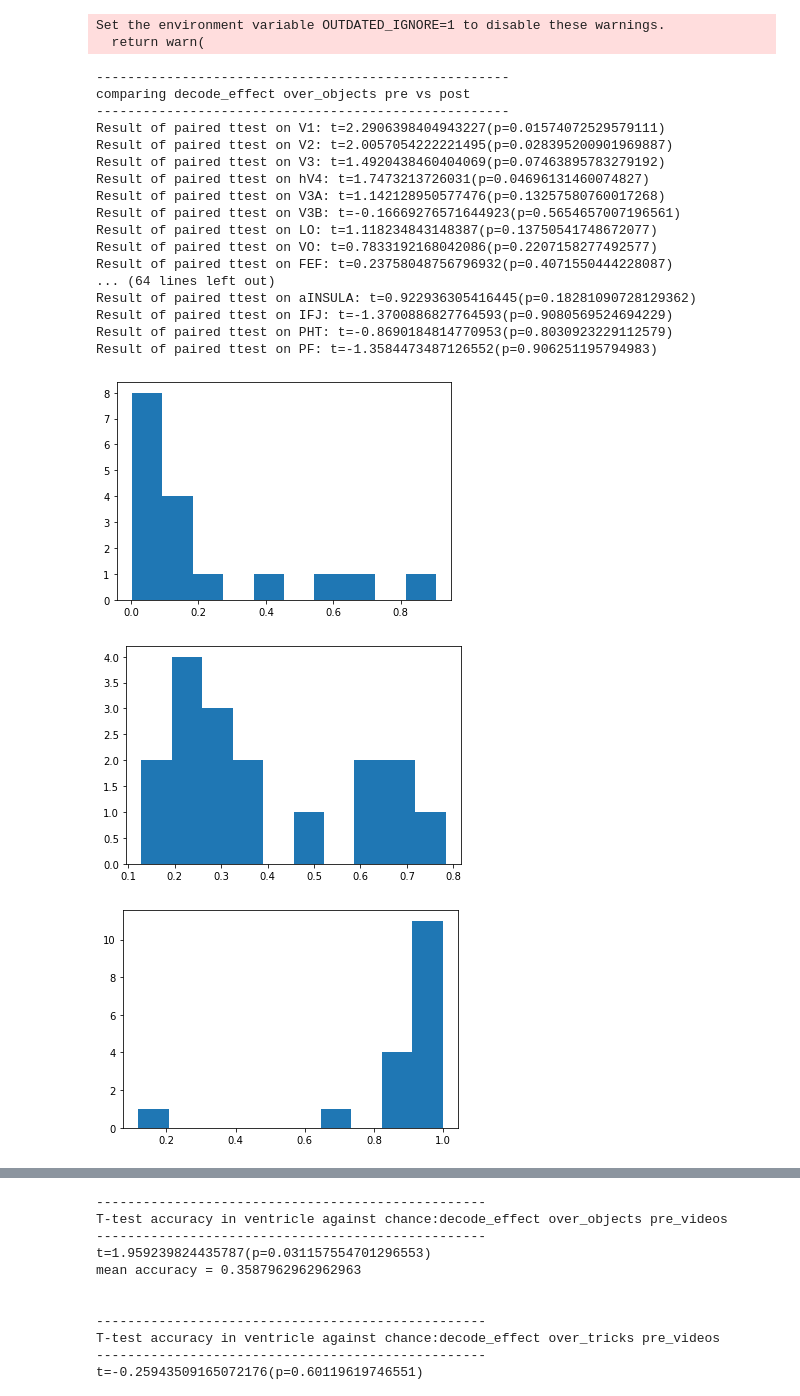
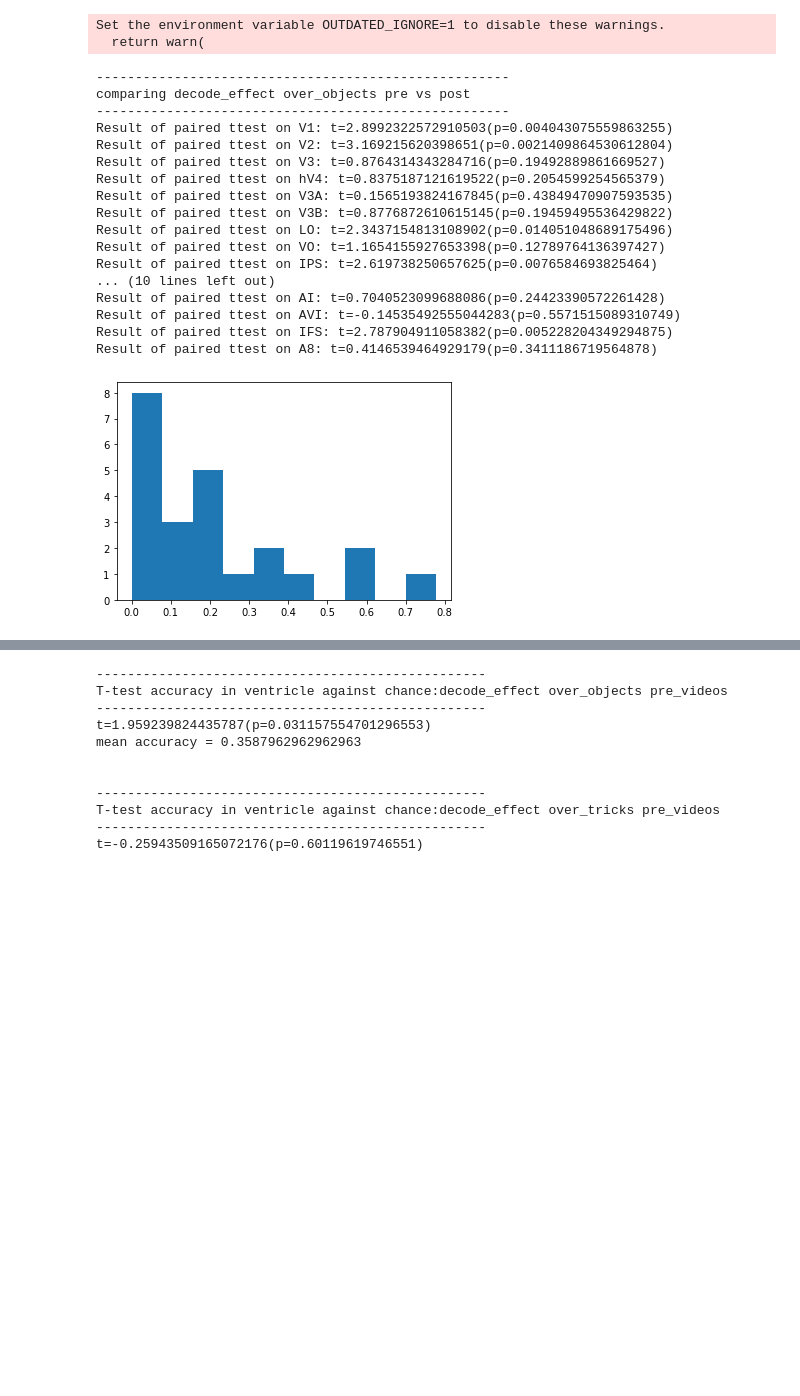
Before and after one commit to PibeChorro/Magic_fMRI, a Jupyter notebook: analysis/visualization/decode_results_visualization.ipynb, the cells around one changed output, grey strips where cells are left out. Cells and saved outputs as stored; diff of their text form; code cells hidden in the pictures; blank space fills up the shorter version.

```diff
--- a/analysis/visualization/decode_results_visualization.ipynb
+++ b/analysis/visualization/decode_results_visualization.ipynb
@@ -45,12 +45,13 @@ ROIS = [
         'V3A', 'V3B', 'LO', 'VO', 'IPS',  # Benson
         'PH',  # Glasser 12d,13d (inferior temporal gyrus, temporo-occipital division LR)
         'IPC',  # Glasser 4d (anterior supramarginal gyrus L)
-        'IFJ', '44', '6r',  # Glasser d15, d16 (inferior frontal gyrus LR)
+        'IFJ', #'44',
+        '6r',  # Glasser d15, d16 (inferior frontal gyrus LR)
         'BA6', 'FEF',  # Glasser 9d, 10d, 1p (superior/middle frontal gyrus LR)
         'pACC', 'mACC', 'aACC', '8BM',  # Glasser 5d,6d,4p (ACC LR)
         'AI', 'AVI',  # Glasser 7d,8d (anterior insula LR)
-        'IFS', '45', 'BA46',  # Glasser 3d, 3p (inferior frontal gyrus, pars triangularis L)
-        'BA8', 'BA9'  # Glasser 2p (middle frontal gyrus/DLPFC L)
+        'IFS', #'45', 'BA46',  # Glasser 3d, 3p (inferior frontal gyrus, pars triangularis L)
+        'A8', #'BA9'  # Glasser 2p (middle frontal gyrus/DLPFC L)
       ]
 # %%
 ################
@@ -78,46 +79,46 @@ for base in basenames:
             results = pd.read_csv(os.path.join(path,'max-statistic-results.csv'))
             results.to_excel('./'+base+'_'+runs+'_'+over+'.xlsx')
 # %%
+basenames = ['decode_effect']
+over_what = [over_objects]
 for base in basenames:
     for over in over_what:
         print('-----------------------------------------------------')
         print('comparing ' + base +' '+ over + ' pre vs post')
         print('-----------------------------------------------------')
         ps = []
         path_pre = os.path.join(DATA_DIR, base, pre_revelation,
                            over, 'SpecialMoment',
                            'ROI-analysis','group-statistics')
         path_post = os.path.join(DATA_DIR, base, post_revelation,
                                    over, 'SpecialMoment',
                                    'ROI-analysis','group-statistics')
         res_pre = pd.read_csv(os.path.join(path_pre,'accuracies.csv'))
         res_post = pd.read_csv(os.path.join(path_post,'accuracies.csv'))
         for roi in ROIS:
             ttest_res = pg.ttest(x=res_pre[roi],y=res_post[roi],paired=True,alternative='greater')
             print('Result of paired ttest on {}: t={}(p={})'.format(roi,
                                                                 ttest_res['T'].values[0],
                                                                 ttest_res['p-val'].values[0]))
             ps.append(ttest_res['p-val'].values[0])
         fig = plt.figure()
         plt.hist(ps);
 # %% [output]
 -----------------------------------------------------
 comparing decode_effect over_objects pre vs post
 -----------------------------------------------------
-Result of paired ttest on V1: t=2.2906398404943227(p=0.01574072529579111)
-Result of paired ttest on V2: t=2.0057054222221495(p=0.028395200901969887)
-Result of paired ttest on V3: t=1.4920438460404069(p=0.07463895783279192)
-Result of paired ttest on hV4: t=1.7473213726031(p=0.04696131460074827)
-Result of paired ttest on V3A: t=1.142128950577476(p=0.13257580760017268)
-Result of paired ttest on V3B: t=-0.16669276571644923(p=0.5654657007196561)
-Result of paired ttest on LO: t=1.118234843148387(p=0.13750541748672077)
-Result of paired ttest on VO: t=0.7833192168042086(p=0.2207158277492577)
-Result of paired ttest on FEF: t=0.23758048756796932(p=0.4071550444228087)
-... (64 lines left out)
-Result of paired ttest on aINSULA: t=0.922936305416445(p=0.18281090728129362)
-Result of paired ttest on IFJ: t=-1.3700886827764593(p=0.9080569524694229)
-Result of paired ttest on PHT: t=-0.8690184814770953(p=0.8030923229112579)
-Result of paired ttest on PF: t=-1.3584473487126552(p=0.906251195794983)
+Result of paired ttest on V1: t=2.8992322572910503(p=0.004043075559863255)
+Result of paired ttest on V2: t=3.169215620398651(p=0.0021409864530612804)
+Result of paired ttest on V3: t=0.8764314343284716(p=0.19492889861669527)
+Result of paired ttest on hV4: t=0.8375187121619522(p=0.2054599254565379)
+Result of paired ttest on V3A: t=0.1565193824167845(p=0.43849470907593535)
+Result of paired ttest on V3B: t=0.8776872610615145(p=0.19459495536429822)
+Result of paired ttest on LO: t=2.3437154813108902(p=0.014051048689175496)
+Result of paired ttest on VO: t=1.1654155927653398(p=0.12789764136397427)
+Result of paired ttest on IPS: t=2.619738250657625(p=0.0076584693825464)
+... (10 lines left out)
+Result of paired ttest on AI: t=0.7040523099688086(p=0.24423390572261428)
+Result of paired ttest on AVI: t=-0.14535492555044283(p=0.5571515089310749)
+Result of paired ttest on IFS: t=2.787904911058382(p=0.005228204349294875)
+Result of paired ttest on A8: t=0.4146539464929179(p=0.3411186719564878)
-[figure, old version]
+[figure, new version]
-[figure, removed]
-[figure, removed]
```
Also changed, not shown: parts of 1 cell of this notebook, 2 other files.
